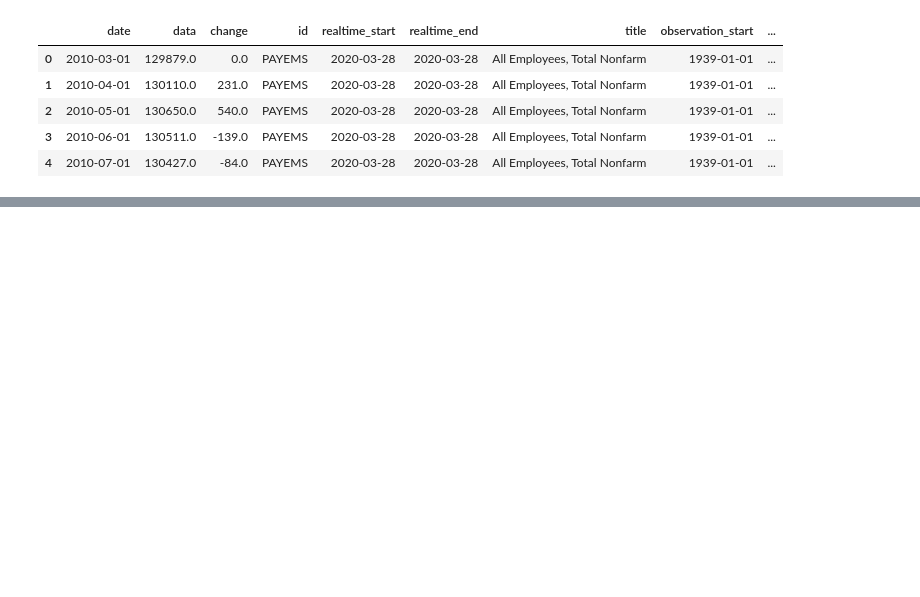
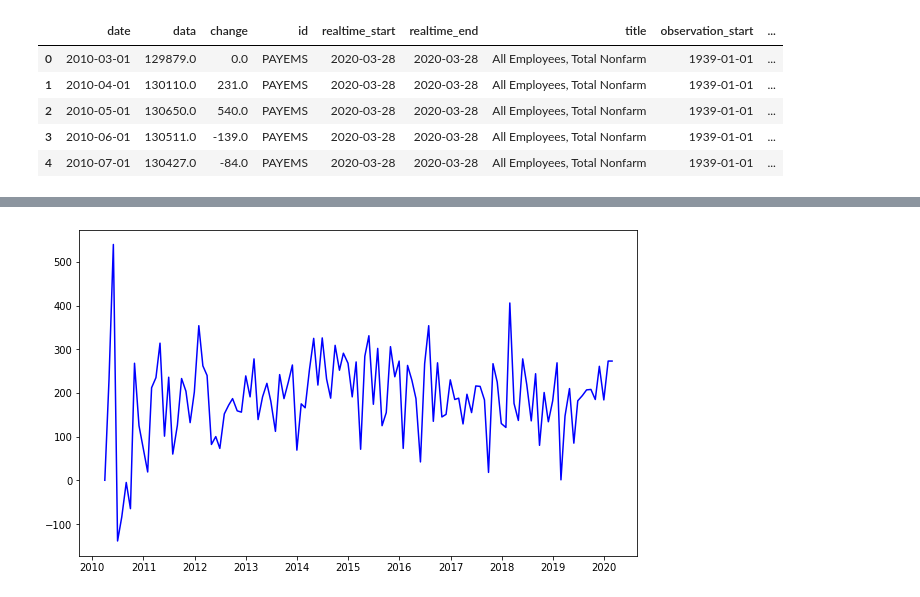
Before and after one commit to woodfin8/astoria, a Jupyter notebook: FREDapi.ipynb, the cells around one changed output, grey strips where cells are left out. Saved outputs shown, nothing was run; the diff lists cells and outputs as text; code cells hidden in the pictures; blank space fills up the shorter version.

```diff
--- a/FREDapi.ipynb
+++ b/FREDapi.ipynb
@@ -227,0 +198,4 @@ spx_month_df.reset_index(level=0, inplace=True)
+# %%
+monthly(combine_df, 'change')
+# %% [output]
+[figure, added]
```
Also changed, not shown: parts of 19 cells of this notebook.
